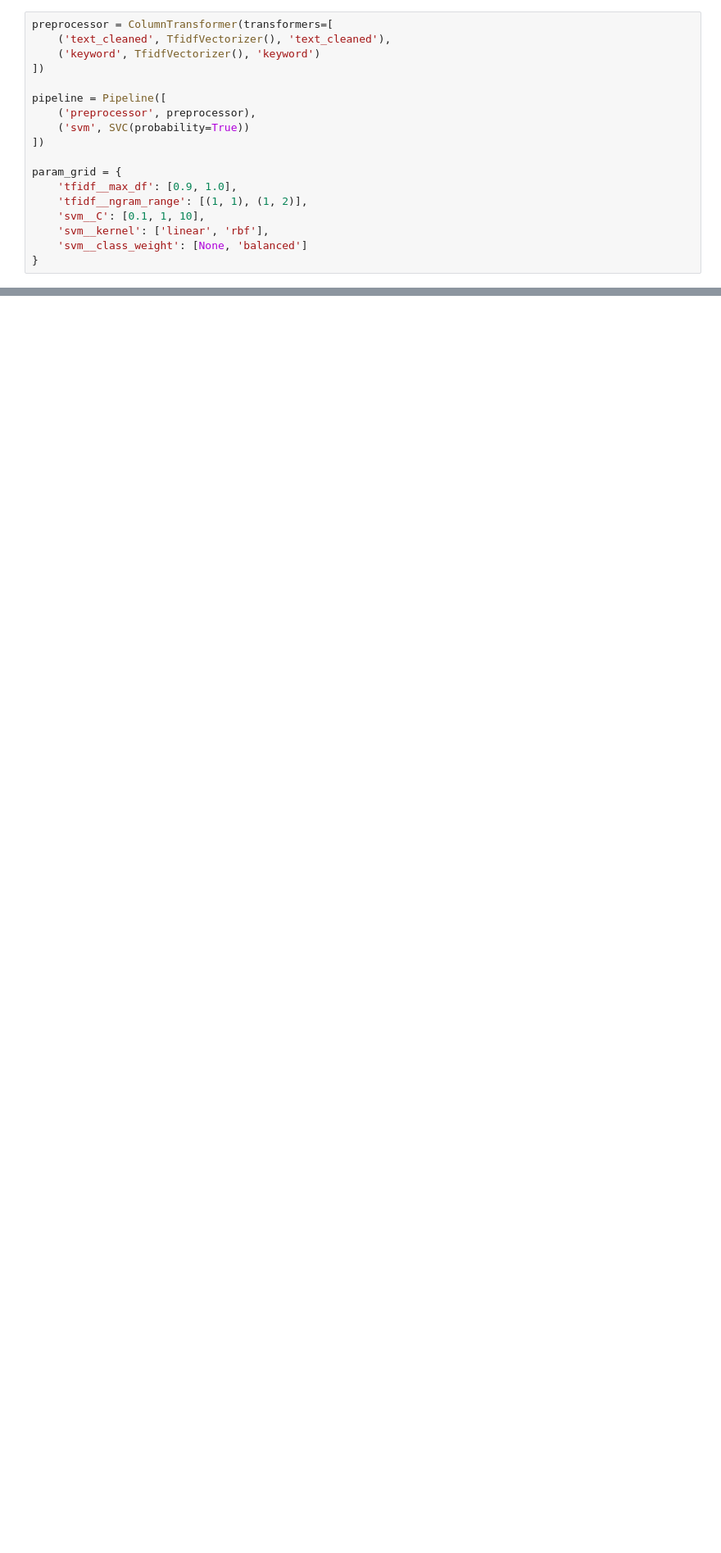
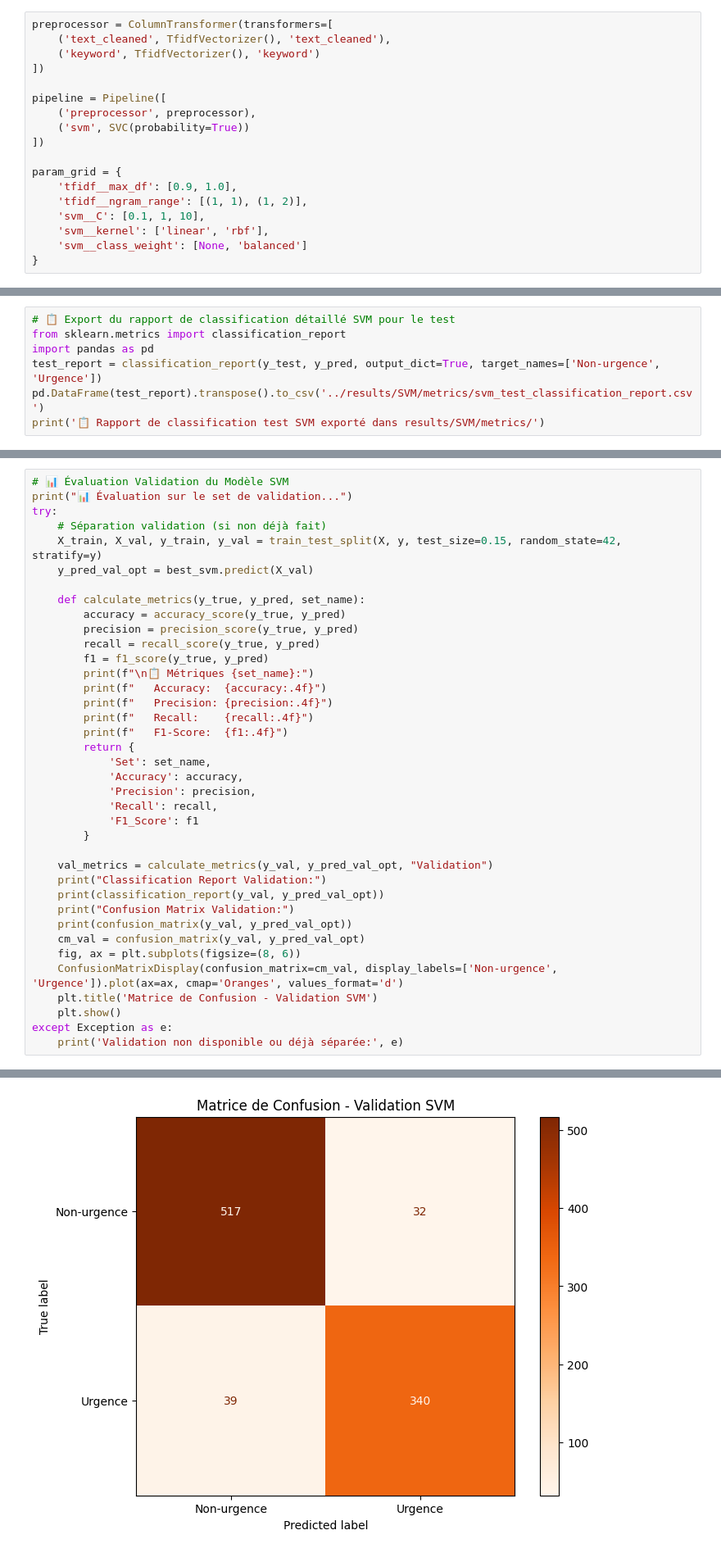
Before and after one commit to pierre-mazard/eye-of-emergency, a Jupyter notebook: notebooks/SVM.ipynb, the cells around one changed output, grey strips where cells are left out. Shown: that part at 82% size. Cells and saved outputs as stored; diff of their text form; blank space fills up the shorter version.

```diff
--- a/notebooks/SVM.ipynb
+++ b/notebooks/SVM.ipynb
@@ -115,6 +117,13 @@ Confusion Matrix:
 [[349  81]
  [ 71 248]]
 [figure]
+# %%
+# 📋 Export du rapport de classification détaillé SVM pour le test
+from sklearn.metrics import classification_report
+import pandas as pd
+test_report = classification_report(y_test, y_pred, output_dict=True, target_names=['Non-urgence', 'Urgence'])
+pd.DataFrame(test_report).transpose().to_csv('../results/SVM/metrics/svm_test_classification_report.csv')
+print('📋 Rapport de classification test SVM exporté dans results/SVM/metrics/')
 # %%
 # 📊 Évaluation Détaillée du Modèle Optimisé
 print("📊 Évaluation complète du meilleur modèle SVM...")
@@ -156,0 +200,39 @@ train_metrics = calculate_metrics(y, y_pred_train_opt, "Train")
+# %%
+# 📊 Évaluation Validation du Modèle SVM
+print("📊 Évaluation sur le set de validation...")
+try:
+    # Séparation validation (si non déjà fait)
+    X_train, X_val, y_train, y_val = train_test_split(X, y, test_size=0.15, random_state=42, stratify=y)
+    y_pred_val_opt = best_svm.predict(X_val)
+
+    def calculate_metrics(y_true, y_pred, set_name):
+        accuracy = accuracy_score(y_true, y_pred)
+        precision = precision_score(y_true, y_pred)
+        recall = recall_score(y_true, y_pred)
+        f1 = f1_score(y_true, y_pred)
+        print(f"\n📋 Métriques {set_name}:")
+        print(f"   Accuracy:  {accuracy:.4f}")
+        print(f"   Precision: {precision:.4f}")
+        print(f"   Recall:    {recall:.4f}")
+        print(f"   F1-Score:  {f1:.4f}")
+        return {
+            'Set': set_name,
+            'Accuracy': accuracy,
+            'Precision': precision,
+            'Recall': recall,
+            'F1_Score': f1
+        }
+
+    val_metrics = calculate_metrics(y_val, y_pred_val_opt, "Validation")
+    print("Classification Report Validation:")
+    print(classification_report(y_val, y_pred_val_opt))
+    print("Confusion Matrix Validation:")
+    print(confusion_matrix(y_val, y_pred_val_opt))
+    cm_val = confusion_matrix(y_val, y_pred_val_opt)
+    fig, ax = plt.subplots(figsize=(8, 6))
+    ConfusionMatrixDisplay(confusion_matrix=cm_val, display_labels=['Non-urgence', 'Urgence']).plot(ax=ax, cmap='Oranges', values_format='d')
+    plt.title('Matrice de Confusion - Validation SVM')
+    plt.show()
+except Exception as e:
+    print('Validation non disponible ou déjà séparée:', e)
+# %% [output]
@@ -157,3 +259,4 @@ train_metrics = calculate_metrics(y, y_pred_train_opt, "Train")
+[figure, added]
 # %%
 from sklearn.metrics import roc_curve, roc_auc_score
 
```
Also changed, not shown: parts of 5 cells of this notebook, 27 other files.
